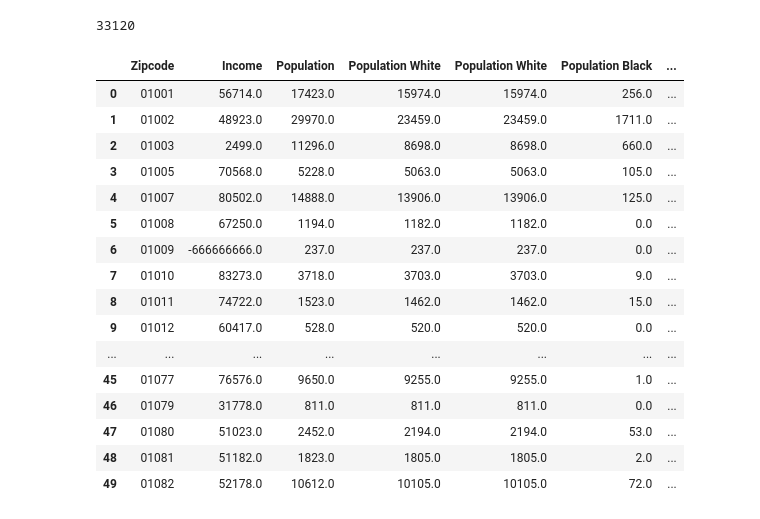
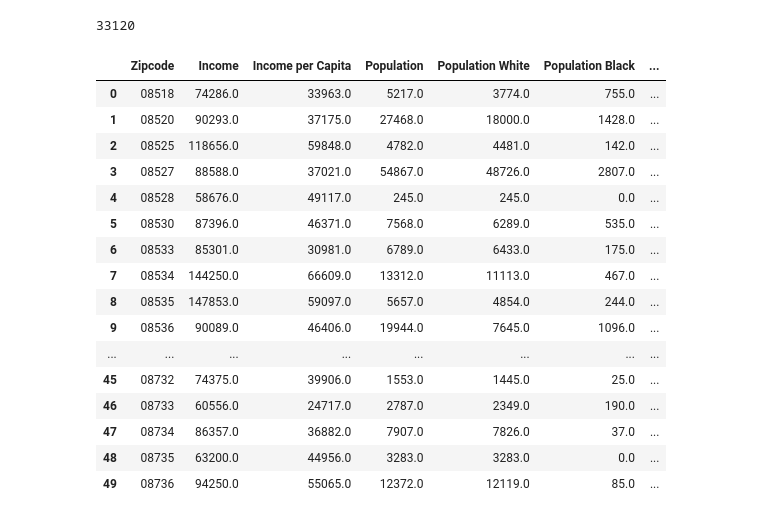
Before and after one commit to EJohnson7/Project-1, a Jupyter notebook: Fitness.ipynb, the cells around one changed output. Saved outputs shown, nothing was run; the diff lists cells and outputs as text; code cells hidden in the pictures.

```diff
--- a/Fitness.ipynb
+++ b/Fitness.ipynb
@@ -4,10 +4,10 @@ import requests
 import json
 import pandas as pd
 from census import Census
-import import_ipynb
+#import import_ipynb
 
 # Census API Key
-from api_key import api_key
-c = Census(api_key, year=2016)
+from api_keys import api_key
+c = Census(api_key, year=2013)
 print(api_key)
 # %% [output]
@@ -17,7 +17,9 @@ monkey
 census_data = c.acs5.get(("NAME", "B19013_001E", "B01003_001E", "B02001_002E",
                           "B02001_003E", "B02001_004E", "B02001_005E",
                           "B02001_006E","B02001_008E", "B03001_003E", "B01002_001E",
-                          "B01002_002E","B01002_003E"),
+                          "B01002_002E","B01002_003E","B19301_001E", "B15003_017E",
+                          "B15003_018E","B15003_021E","B15003_022E","B15003_023E",
+                          "B15003_024E","B15003_025E"),
                           {'for': 'zip code tabulation area:*'})
 
 # Convert to DataFrame
@@ -34,56 +37,73 @@ census_pd.head()
 # %%
 # Column Reordering
 census_pd = census_pd.rename(columns={"B19013_001E": "Income" ,
+                                      "B19301_001E" :"Income per Capita",
                                       "B01003_001E": "Population",
                                       "B02001_002E": "Population White",
                                       "B02001_003E": "Population Black",
                                       "B02001_004E": "Population American Indian",
                                       "B02001_005E": "Population Asian",
                                       "B02001_006E": "Population Hawaiian",
                                       "B02001_008E": "Population 2 or more Races",
                                       "B03001_003E": "Population Hispanic",
+                                      "B15003_017E": "Education High School",
+                                      "B15003_018E": "Education GED",
+                                      "B15003_021E": "Education Associates",
+                                      "B15003_022E": "Education Bachelors",
+                                      "B15003_023E": "Education Masters",
+                                      "B15003_024E": "Education Professional",
+                                      "B15003_025E": "Education Doctorate",
                                       "B01002_001E": "Age",
                                       "B01002_002E": "Median Male Age",
                                       "B01002_003E": "Median Female Age",
                                       "NAME": "Name",
                                       "zip code tabulation area": "Zipcode"})
 
 
 
 
 # Final DataFrame
-census_pd = census_pd[["Zipcode","Income",  "Population","Population White",
-                                    "Population White",
-                                    "Population Black",
-                                    "Population American Indian",
-                                    "Population Asian",
-                                    "Population Hawaiian",
-                                    "Population 2 or more Races",
-                                    "Population Hispanic",
-                                    "Age",
-                                    "Median Male Age",
-                                    "Median Female Age"
-                                   ]]
+census_pd = census_pd[["Zipcode","Income",
+                       "Income per Capita",
+                       "Population",
+                       "Population White",
+                       "Population Black",
+                       "Population American Indian",
+                       "Population Asian",
+                       "Population Hawaiian",
+                       "Population 2 or more Races",
+                       "Population Hispanic",
+                       "Education High School",
+                       "Education GED",
+                       "Education Associates",
+                       "Education Bachelors",
+                       "Education Masters",
+                       "Education Professional",
+                       "Education Doctorate",
+                       "Age",
+                       "Median Male Age",
+                       "Median Female Age"
+                    ]]
 
 # Visualize
 print(len(census_pd))
 census_pd.head(50)
 # %% [output]
 33120
-|  | Zipcode | Income | Population | Population White | Population White | Population Black | ... |
-| 0 | 01001 | 56714.0 | 17423.0 | 15974.0 | 15974.0 | 256.0 | ... |
-| 1 | 01002 | 48923.0 | 29970.0 | 23459.0 | 23459.0 | 1711.0 | ... |
-| 2 | 01003 | 2499.0 | 11296.0 | 8698.0 | 8698.0 | 660.0 | ... |
-| 3 | 01005 | 70568.0 | 5228.0 | 5063.0 | 5063.0 | 105.0 | ... |
-| 4 | 01007 | 80502.0 | 14888.0 | 13906.0 | 13906.0 | 125.0 | ... |
-| 5 | 01008 | 67250.0 | 1194.0 | 1182.0 | 1182.0 | 0.0 | ... |
-| 6 | 01009 | -666666666.0 | 237.0 | 237.0 | 237.0 | 0.0 | ... |
-| 7 | 01010 | 83273.0 | 3718.0 | 3703.0 | 3703.0 | 9.0 | ... |
-| 8 | 01011 | 74722.0 | 1523.0 | 1462.0 | 1462.0 | 15.0 | ... |
-| 9 | 01012 | 60417.0 | 528.0 | 520.0 | 520.0 | 0.0 | ... |
+|  | Zipcode | Income | Income per Capita | Population | Population White | Population Black | ... |
+| 0 | 08518 | 74286.0 | 33963.0 | 5217.0 | 3774.0 | 755.0 | ... |
+| 1 | 08520 | 90293.0 | 37175.0 | 27468.0 | 18000.0 | 1428.0 | ... |
+| 2 | 08525 | 118656.0 | 59848.0 | 4782.0 | 4481.0 | 142.0 | ... |
+| 3 | 08527 | 88588.0 | 37021.0 | 54867.0 | 48726.0 | 2807.0 | ... |
+| 4 | 08528 | 58676.0 | 49117.0 | 245.0 | 245.0 | 0.0 | ... |
+| 5 | 08530 | 87396.0 | 46371.0 | 7568.0 | 6289.0 | 535.0 | ... |
+| 6 | 08533 | 85301.0 | 30981.0 | 6789.0 | 6433.0 | 175.0 | ... |
+| 7 | 08534 | 144250.0 | 66609.0 | 13312.0 | 11113.0 | 467.0 | ... |
+| 8 | 08535 | 147853.0 | 59097.0 | 5657.0 | 4854.0 | 244.0 | ... |
+| 9 | 08536 | 90089.0 | 46406.0 | 19944.0 | 7645.0 | 1096.0 | ... |
 | ... | ... | ... | ... | ... | ... | ... | ... |
-| 45 | 01077 | 76576.0 | 9650.0 | 9255.0 | 9255.0 | 1.0 | ... |
-| 46 | 01079 | 31778.0 | 811.0 | 811.0 | 811.0 | 0.0 | ... |
-| 47 | 01080 | 51023.0 | 2452.0 | 2194.0 | 2194.0 | 53.0 | ... |
-| 48 | 01081 | 51182.0 | 1823.0 | 1805.0 | 1805.0 | 2.0 | ... |
-| 49 | 01082 | 52178.0 | 10612.0 | 10105.0 | 10105.0 | 72.0 | ... |
+| 45 | 08732 | 74375.0 | 39906.0 | 1553.0 | 1445.0 | 25.0 | ... |
+| 46 | 08733 | 60556.0 | 24717.0 | 2787.0 | 2349.0 | 190.0 | ... |
+| 47 | 08734 | 86357.0 | 36882.0 | 7907.0 | 7826.0 | 37.0 | ... |
+| 48 | 08735 | 63200.0 | 44956.0 | 3283.0 | 3283.0 | 0.0 | ... |
+| 49 | 08736 | 94250.0 | 55065.0 | 12372.0 | 12119.0 | 85.0 | ... |
```
Also changed, not shown: parts of 8 cells of this notebook, 1 other file.
